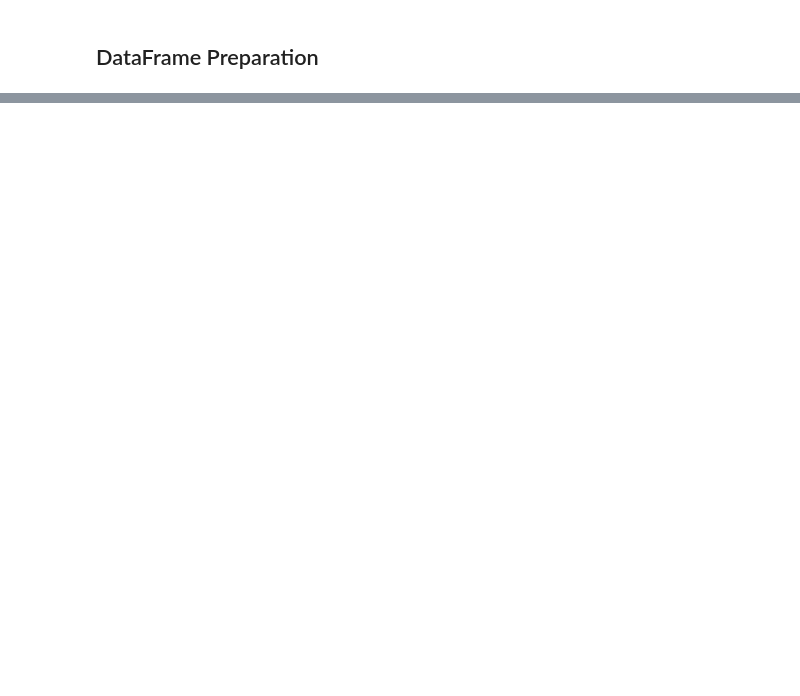
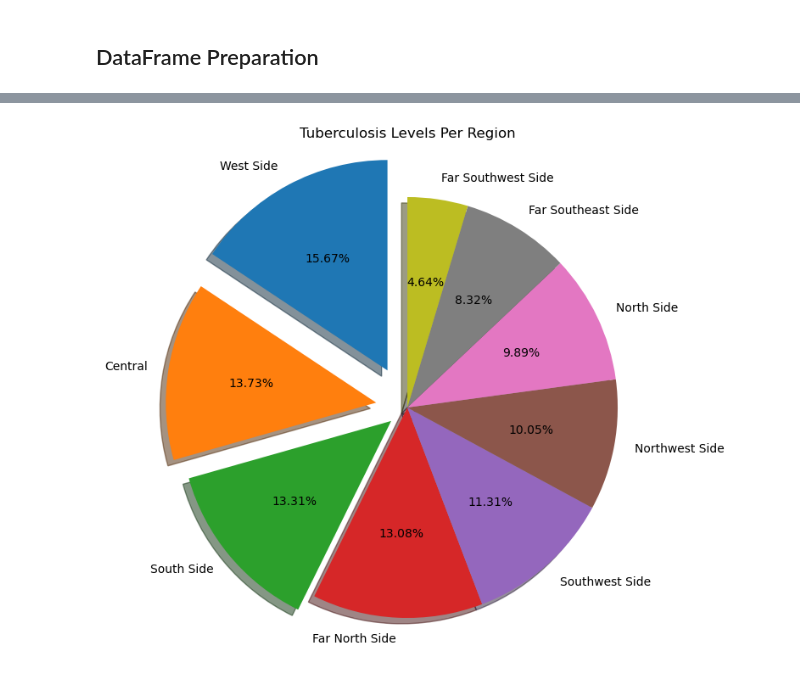
Before and after one commit to jroelofsz/Project1, a Jupyter notebook: Code Resources/projects_Experiment-Jacob.ipynb, the cells around one changed output, grey strips where cells are left out. Cells and saved outputs as stored; diff of their text form; code cells hidden in the pictures; blank space fills up the shorter version.

```diff
--- a/Code Resources/projects_Experiment-Jacob.ipynb
+++ b/Code Resources/projects_Experiment-Jacob.ipynb
@@ -138,0 +175,12 @@ WestSide_TPE.plot(kind="bar",x="Community Area Name",y=["Teen Birth Rate","No Hi
+# %%
+labels = group_df.index
+
+
+fig, ax = plt.subplots()
+
+ax.pie(group_df['Tuberculosis'],labels=labels, autopct='%.2f%%', shadow=True, startangle=90, explode=[.2,.15,.1,0,0,0,0,0,0])
+ax.set_title('Tuberculosis Levels Per Region')
+fig.set_size_inches(8,10)
+plt.show()
+# %% [output]
+[figure, added]
```
Also changed, not shown: parts of 17 cells of this notebook.
